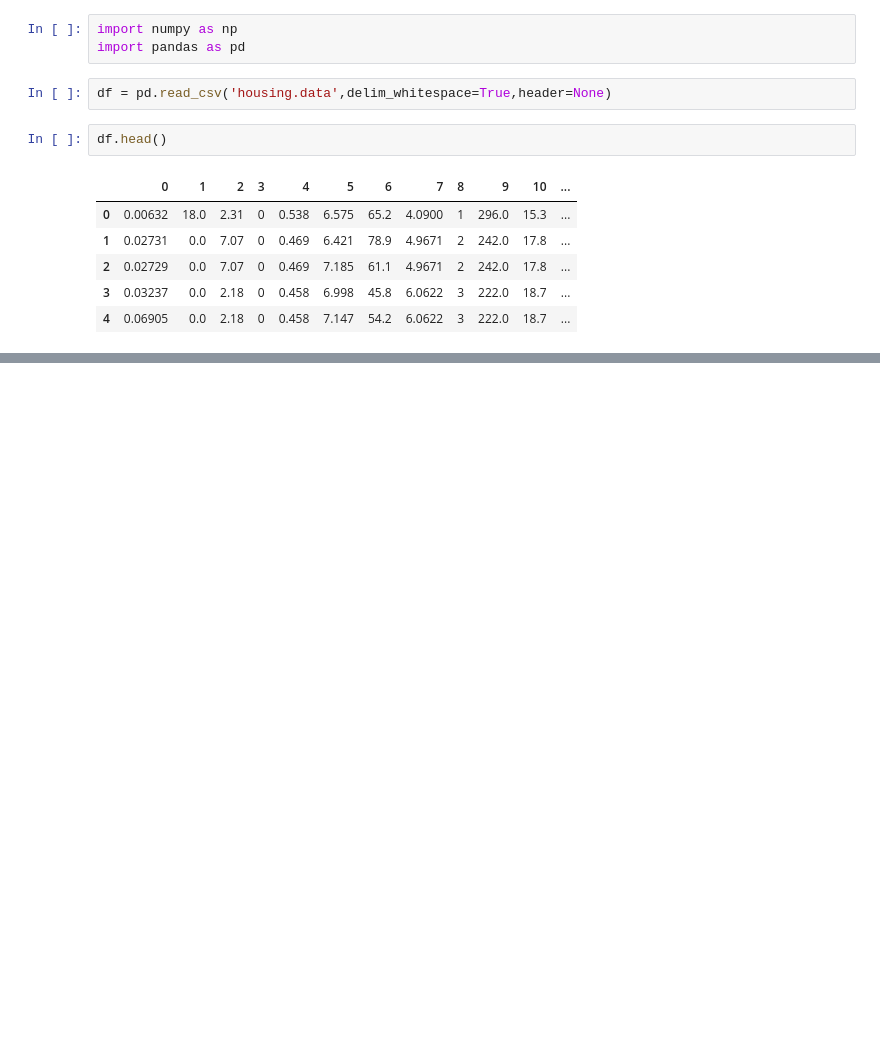
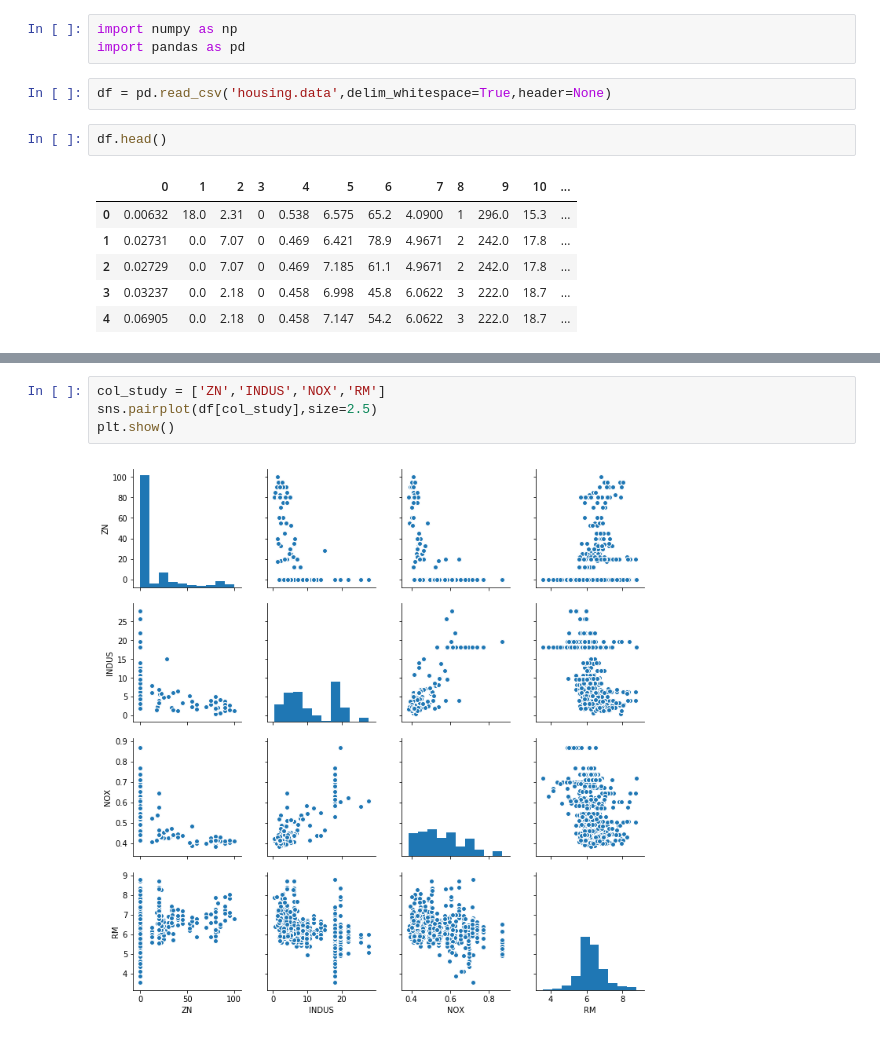
Before and after one commit to Karandeep98/JupyterNoteBook, a Jupyter notebook: BostonHousingProject/Boston Housing price prediction.ipynb, the cells around one changed output, grey strips where cells are left out. Saved outputs shown, nothing was run; the diff lists cells and outputs as text; blank space fills up the shorter version.

```diff
--- a/BostonHousingProject/Boston Housing price prediction.ipynb
+++ b/BostonHousingProject/Boston Housing price prediction.ipynb
@@ -14,0 +70,6 @@ df.head()
+# %%
+col_study = ['ZN','INDUS','NOX','RM']
+sns.pairplot(df[col_study],size=2.5)
+plt.show()
+# %% [output]
+[figure, added]
```
Also changed, not shown: parts of 29 cells of this notebook.
